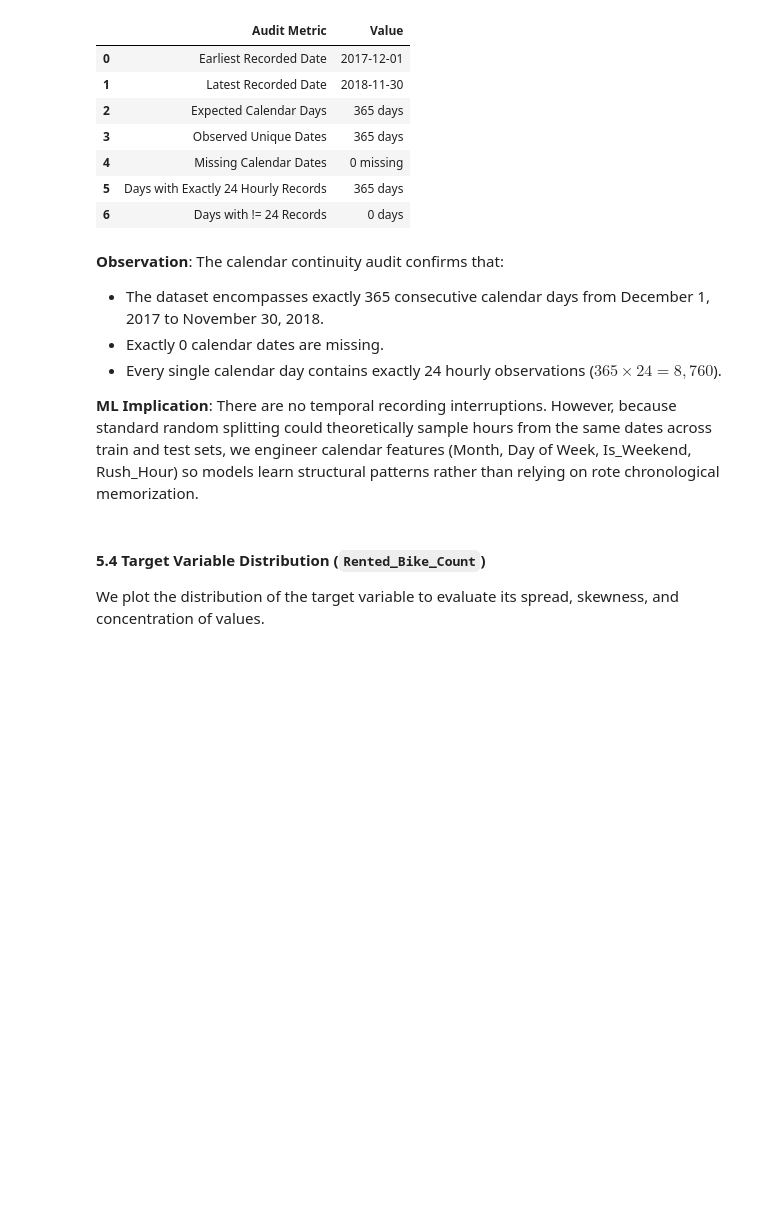
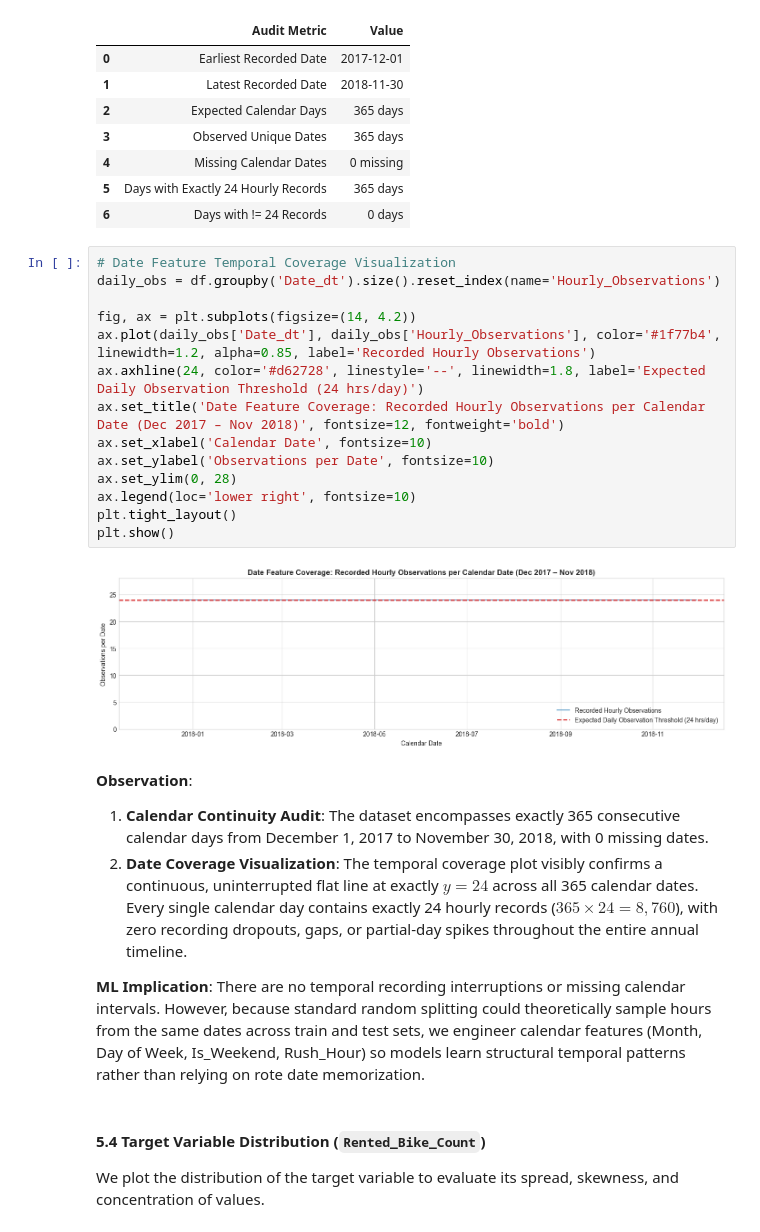
Before and after one commit to Ne-Ran/Machine-Learning-Capstone-Project, a Jupyter notebook: notebooks/regression.ipynb, the cells around one changed output. Drawn from its saved outputs; the diff is of its cells as text; blank space fills up the shorter version.

```diff
--- a/notebooks/regression.ipynb
+++ b/notebooks/regression.ipynb
@@ -313,15 +313,29 @@ display(continuity_audit_df)
 | 4 | Missing Calendar Dates | 0 missing |
 | 5 | Days with Exactly 24 Hourly Records | 365 days |
 | 6 | Days with != 24 Records | 0 days |
+# %%
+# Date Feature Temporal Coverage Visualization
+daily_obs = df.groupby('Date_dt').size().reset_index(name='Hourly_Observations')
+
+fig, ax = plt.subplots(figsize=(14, 4.2))
+ax.plot(daily_obs['Date_dt'], daily_obs['Hourly_Observations'], color='#1f77b4', linewidth=1.2, alpha=0.85, label='Recorded Hourly Observations')
+ax.axhline(24, color='#d62728', linestyle='--', linewidth=1.8, label='Expected Daily Observation Threshold (24 hrs/day)')
+ax.set_title('Date Feature Coverage: Recorded Hourly Observations per Calendar Date (Dec 2017 – Nov 2018)', fontsize=12, fontweight='bold')
+ax.set_xlabel('Calendar Date', fontsize=10)
+ax.set_ylabel('Observations per Date', fontsize=10)
+ax.set_ylim(0, 28)
+ax.legend(loc='lower right', fontsize=10)
+plt.tight_layout()
+plt.show()
+# %% [output]
+[figure, added]
 # %% [markdown]
 **Observation**:
-The calendar continuity audit confirms that:
-- The dataset encompasses exactly 365 consecutive calendar days from December 1, 2017 to November 30, 2018.
-- Exactly 0 calendar dates are missing.
-- Every single calendar day contains exactly 24 hourly observations ($365 \times 24 = 8,760$).
+1. **Calendar Continuity Audit**: The dataset encompasses exactly 365 consecutive calendar days from December 1, 2017 to November 30, 2018, with 0 missing dates.
+2. **Date Coverage Visualization**: The temporal coverage plot visibly confirms a continuous, uninterrupted flat line at exactly $y = 24$ across all 365 calendar dates. Every single calendar day contains exactly 24 hourly records ($365 \times 24 = 8,760$), with zero recording dropouts, gaps, or partial-day spikes throughout the entire annual timeline.
 
 **ML Implication**:
-There are no temporal recording interruptions. However, because standard random splitting could theoretically sample hours from the same dates across train and test sets, we engineer calendar features (Month, Day of Week, Is_Weekend, Rush_Hour) so models learn structural patterns rather than relying on rote chronological memorization.
+There are no temporal recording interruptions or missing calendar intervals. However, because standard random splitting could theoretically sample hours from the same dates across train and test sets, we engineer calendar features (Month, Day of Week, Is_Weekend, Rush_Hour) so models learn structural temporal patterns rather than relying on rote date memorization.
 # %% [markdown]
 #### 5.4 Target Variable Distribution (`Rented_Bike_Count`)
 We plot the distribution of the target variable to evaluate its spread, skewness, and concentration of values.
```
Also changed, not shown: parts of 3 cells of this notebook, 2 other files.
